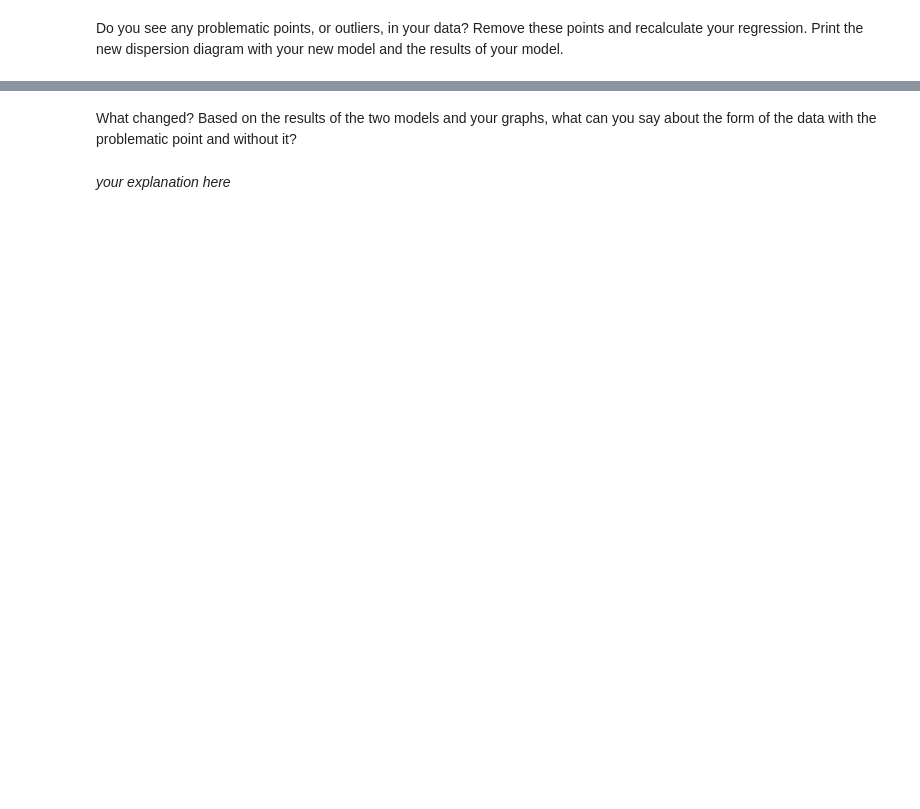
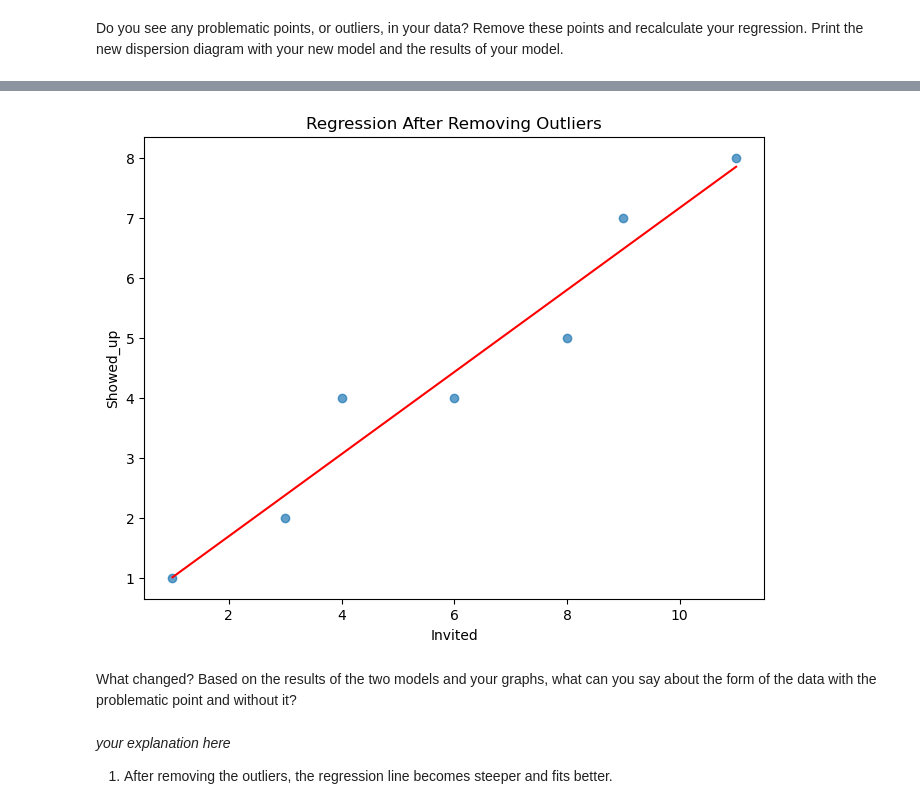
Before and after one commit to ironhack-labs/lab-regression-analysis-en, a Jupyter notebook: your-code/lab-regression-analysis.ipynb, the cells around one changed output, grey strips where cells are left out. Saved outputs shown, nothing was run; the diff lists cells and outputs as text; code cells hidden in the pictures; blank space fills up the shorter version.

```diff
--- a/your-code/lab-regression-analysis.ipynb
+++ b/your-code/lab-regression-analysis.ipynb
@@ -373,2 +374,8 @@ What do you see? What does this plot tell you about the likely relationship betw
 # %% [markdown]
 Do you see any problematic points, or outliers, in your data? Remove these points and recalculate your regression. Print the new dispersion diagram with your new model and the results of your model.
+# %%
+y_predicted = lm.predict(X)
+residual = y - y_predicted
+# %%
+Outlier = residual < -1.5
+df[Outlier]
@@ -375,6 +391,28 @@ Do you see any problematic points, or outliers, in your data? Remove these point
+# %%
+df_clean = df[Outlier]
+X_clean = df_clean[['Invited']]
+y_clean = df_clean['Showed_up']
+
+lm_clean = LinearRegression()
+lm_clean.fit(X_clean, y_clean)
+
+y_pred_clean = lm_clean.predict(X_clean)
+# %%
+plt.figure(figsize=(8,6))
+plt.scatter(X_clean, y_clean, alpha=0.7)
+plt.plot(X_clean, y_pred_clean, color='red')
+
+plt.xlabel('Invited')
+plt.ylabel('Showed_up')
+plt.title('Regression After Removing Outliers')
+
+plt.show()
+# %% [output]
+[figure, added]
 # %%
 # Your response here.
 # %% [markdown]
 What changed? Based on the results of the two models and your graphs, what can you say about the form of the data with the problematic point and without it?
-# %% [markdown]
-*your explanation here*
+# %% [markdown]
+*your explanation here*
+1. After removing the outliers, the regression line becomes steeper and fits better.
```
Also changed, not shown: parts of 3 cells of this notebook.
